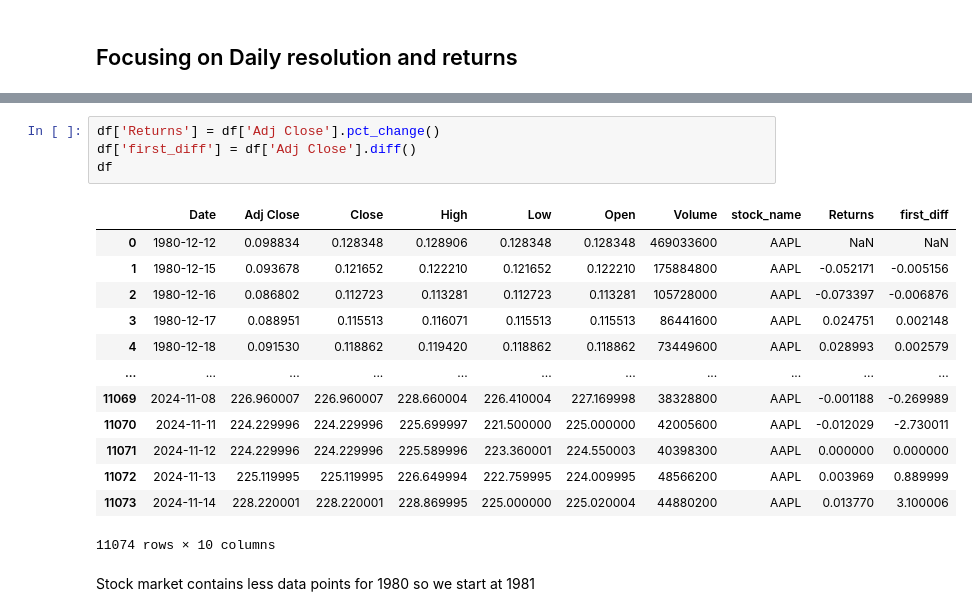
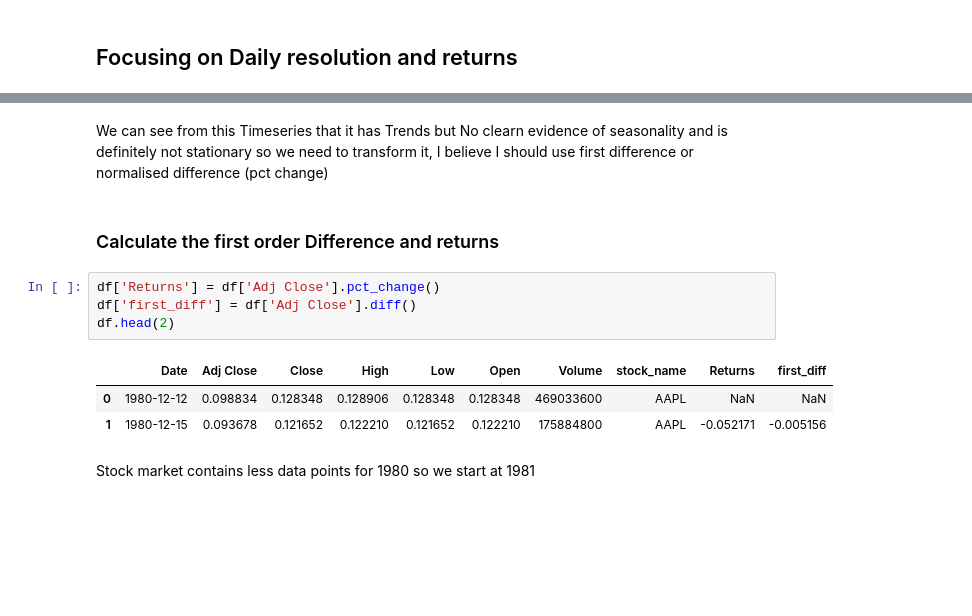
Before and after one commit to Lyndon-Fernandes/CS3AM_new, a Jupyter notebook: notebooks/01_arima_modeling.ipynb, the cells around one changed output, grey strips where cells are left out. Drawn from its saved outputs; the diff is of its cells as text; blank space fills up the shorter version.

```diff
--- a/notebooks/01_arima_modeling.ipynb
+++ b/notebooks/01_arima_modeling.ipynb
@@ -97,21 +111,15 @@ sns.lineplot(data=df, x='Date', y='Close', markers='o')
+# %% [markdown]
+We can see from this Timeseries that it has Trends but No clearn evidence of seasonality and is definitely not stationary so we need to transform it, I believe I should use first difference or normalised difference (pct change)
+# %% [markdown]
+### Calculate the first order Difference and returns
 # %%
 df['Returns'] = df['Adj Close'].pct_change()
 df['first_diff'] = df['Adj Close'].diff()
-df
+df.head(2)
 # %% [output]
 |  | Date | Adj Close | Close | High | Low | Open | Volume | stock_name | Returns | first_diff |
 | 0 | 1980-12-12 | 0.098834 | 0.128348 | 0.128906 | 0.128348 | 0.128348 | 469033600 | AAPL | NaN | NaN |
 | 1 | 1980-12-15 | 0.093678 | 0.121652 | 0.122210 | 0.121652 | 0.122210 | 175884800 | AAPL | -0.052171 | -0.005156 |
-| 2 | 1980-12-16 | 0.086802 | 0.112723 | 0.113281 | 0.112723 | 0.113281 | 105728000 | AAPL | -0.073397 | -0.006876 |
-| 3 | 1980-12-17 | 0.088951 | 0.115513 | 0.116071 | 0.115513 | 0.115513 | 86441600 | AAPL | 0.024751 | 0.002148 |
-| 4 | 1980-12-18 | 0.091530 | 0.118862 | 0.119420 | 0.118862 | 0.118862 | 73449600 | AAPL | 0.028993 | 0.002579 |
-| ... | ... | ... | ... | ... | ... | ... | ... | ... | ... | ... |
-| 11069 | 2024-11-08 | 226.960007 | 226.960007 | 228.660004 | 226.410004 | 227.169998 | 38328800 | AAPL | -0.001188 | -0.269989 |
-| 11070 | 2024-11-11 | 224.229996 | 224.229996 | 225.699997 | 221.500000 | 225.000000 | 42005600 | AAPL | -0.012029 | -2.730011 |
-| 11071 | 2024-11-12 | 224.229996 | 224.229996 | 225.589996 | 223.360001 | 224.550003 | 40398300 | AAPL | 0.000000 | 0.000000 |
-| 11072 | 2024-11-13 | 225.119995 | 225.119995 | 226.649994 | 222.759995 | 224.009995 | 48566200 | AAPL | 0.003969 | 0.889999 |
-| 11073 | 2024-11-14 | 228.220001 | 228.220001 | 228.869995 | 225.000000 | 225.020004 | 44880200 | AAPL | 0.013770 | 3.100006 |
-11074 rows × 10 columns
 # %% [markdown]
 Stock market contains less data points for 1980 so we start at 1981
 # %%
```
Also changed, not shown: parts of 69 cells of this notebook, 11 other files.
